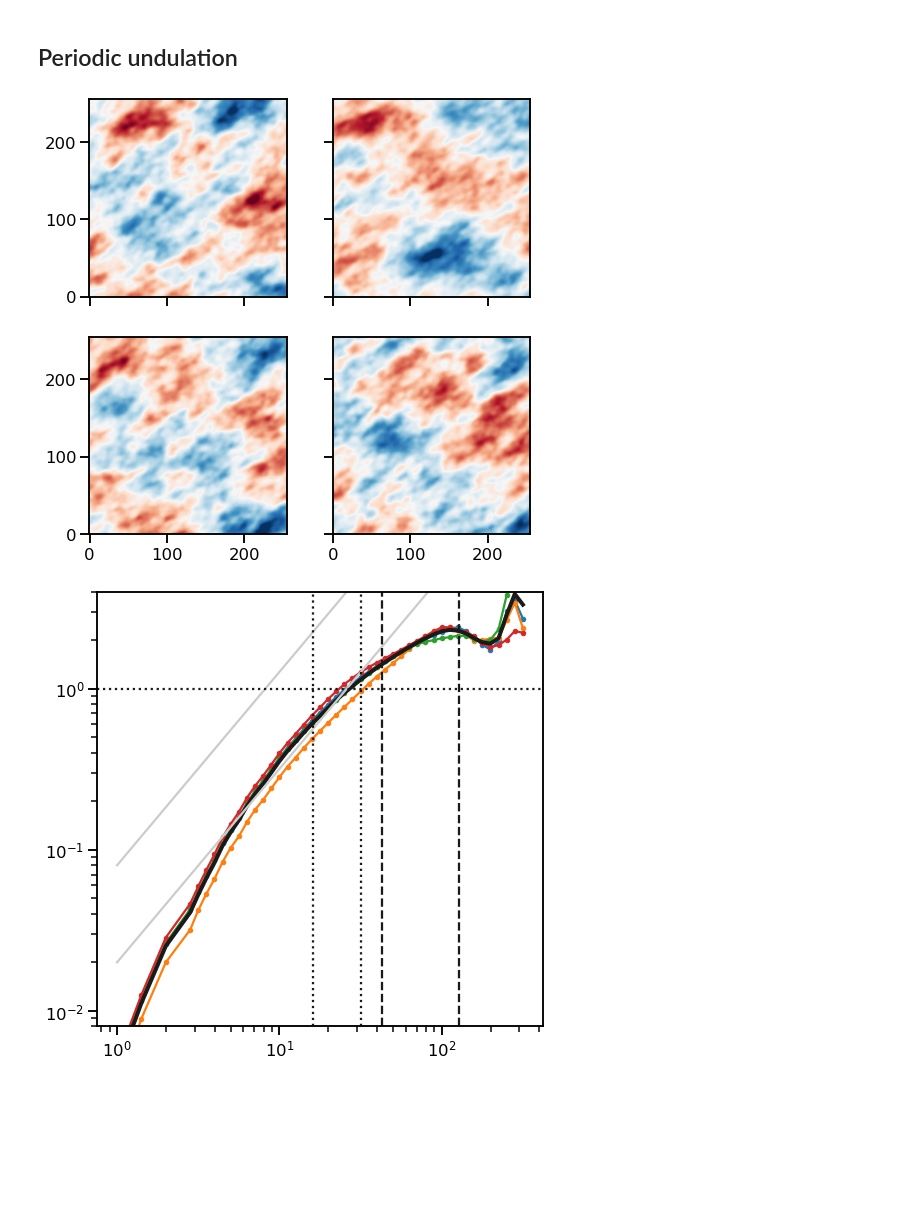
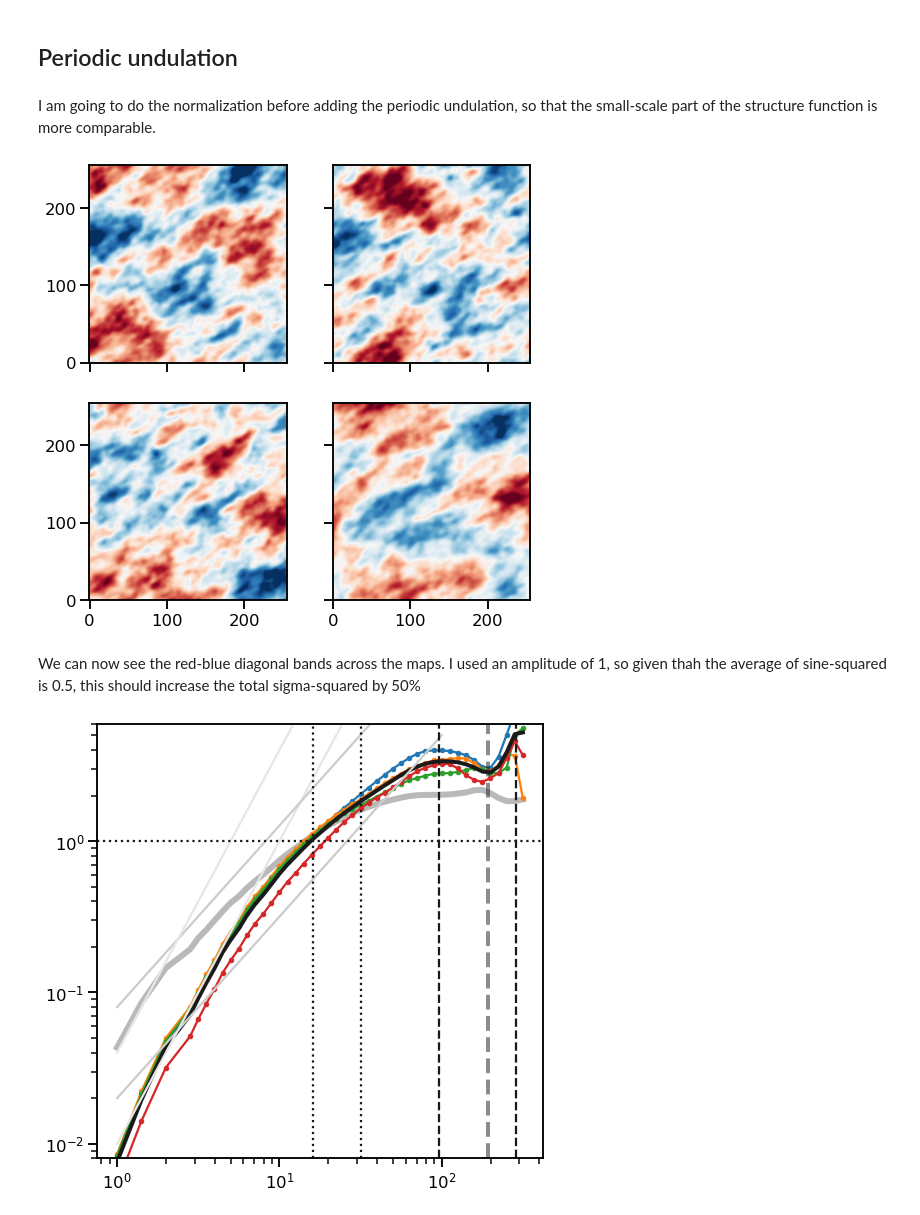
Before and after one commit to will-henney/mariano-velocity-statistics, a Jupyter notebook: fake-maps-complete.ipynb, the cells around one changed output. Saved outputs shown, nothing was run; the diff lists cells and outputs as text; code cells hidden in the pictures; blank space fills up the shorter version.

Commit message:
Better version of the undulation test
Do the normalization before adding it so that the small scales are unaffected

```diff
--- a/fake-maps-complete.ipynb
+++ b/fake-maps-complete.ipynb
@@ -59,13 +59,13 @@ def taper(arr, scale):
 # %% [markdown]
 Function to add a periodic undulation to the fluctuations:
 # %%
-def undulate(arr, wavelength=0.5, angle=45.0 * u.deg, amplitude=1.0):
+def undulate(arr, wavelength=128, angle=45.0 * u.deg, amplitude=1.0):
     ny, nx = arr.shape
     xx, yy = np.meshgrid(
-        np.linspace(-1.0, 1.0, nx),
-        np.linspace(-1.0, 1.0, ny),
+        np.arange(nx),
+        np.arange(ny),
     )
-    ss = xx * np.cos(angle) + yy * np.sin(angle)
+    ss = xx * np.cos(angle) - yy * np.sin(angle)
     undulation = amplitude * np.sin(2 * np.pi * u.radian * ss / wavelength)
     return arr + undulation
 # %% [markdown]
@@ -118,11 +118,11 @@ mask = sfs_npt[0]["N pairs"] > 0
 r = 10**sfs_npt[0]["log10 r"][mask]
 
 Bs = [_["Unweighted B(r)"][mask] for _ in sfs_npt]
-Bm = np.mean(np.stack(Bs), axis=0)
+Bm0 = np.mean(np.stack(Bs), axis=0)
 
 for _B in Bs:
     ax.plot(r, _B, marker=".")
-ax.plot(r, Bm, linewidth=4, color="k")
+ax.plot(r, Bm0, linewidth=4, color="k")
 
 rgrid = np.logspace(0.0, 2.0)
 
@@ -224,9 +229,12 @@ Nevertheless, we get a strong downwards hook at the largest separations in all 4
 r0 = 32.0
 N = 256
 m = 1.2
+# %% [markdown]
+I am going to do the normalization before adding the periodic undulation, so that the small-scale part of the structure function is more comparable.
 # %%
+wav0 = 0.75 * N
 vms_und = [
-    normalize(undulate(_, wavelength=1.5, angle=45, amplitude=4.0))
+    undulate(normalize(_), wavelength=wav0, angle=-45, amplitude=1.0)
     for _ in
     split_square_in_4(
         convolve_fft(
@@ -234,7 +242,7 @@ vms_und = [
                 2 * N, powerlaw=2.0 + m,
                 ellip=0.5, theta=45,
                 correlation_length=r0,
-                randomseed=2021_10_08,
+                randomseed=2022_02_09,
             ),
             kernel,
             boundary="wrap",
@@ -251,7 +259,9 @@ imshow_kwds = dict(origin="lower", vmin=-3, vmax=3, cmap="RdBu_r")
 for vm, ax in zip(vms_und, axes.flat):
     im = ax.imshow(vm, **imshow_kwds)
 # %% [output]
-[figure, old version]
+[figure, new version]
+# %% [markdown]
+We can now see the red-blue diagonal bands across the maps. I used an amplitude of 1, so given thah the average of sine-squared is 0.5, this should increase the total sigma-squared by 50%
 # %%
 sfs_und = [
     strucfunc.strucfunc_numba_parallel(vm, dlogr=0.05)
@@ -260,31 +270,35 @@ sfs_und = [
 # %%
 fig, ax = plt.subplots(
     figsize=(8, 8),
 )
 mask = sfs_und[0]["N pairs"] > 0
 r = 10**sfs_und[0]["log10 r"][mask]
 
 Bs = [_["Unweighted B(r)"][mask] for _ in sfs_und]
 Bm = np.mean(np.stack(Bs), axis=0)
 
+ax.plot(r, Bm0, linewidth=6, color="k", alpha=0.3)
 for _B in Bs:
     ax.plot(r, _B, marker=".")
 ax.plot(r, Bm, linewidth=4, color="k")
 
 rgrid = np.logspace(0.0, 2.0)
 
 for scale in 0.02, 0.08:
     ax.plot(rgrid, scale * rgrid**m, color="0.8")
+    ax.plot(rgrid, 0.5 * scale * rgrid**2, color="0.9")
+
 
 ax.axhline(1.0, color="k", linestyle="dotted")
 ax.axvline(r0, color="k", linestyle="dotted")
 ax.axvline(r0 / 2, color="k", linestyle="dotted")
 
-ax.axvline(N / 2, color="k", linestyle="dashed")
-ax.axvline(N / 6, color="k", linestyle="dashed")
+ax.axvline(wav0 / 2, color="k", linestyle="dashed")
+ax.axvline(wav0, color="k", linestyle="dashed", alpha=0.5, lw=4)
+ax.axvline(3 * wav0 / 2, color="k", linestyle="dashed")
 ax.set(
     xscale="log", yscale="log",
-    ylim=[8e-3, 4],
+    ylim=[8e-3, 6],
 );
 # %% [output]
-[figure, old version]
+[figure, new version]
```
Also changed, not shown: parts of 6 cells of this notebook, 1 other file.
